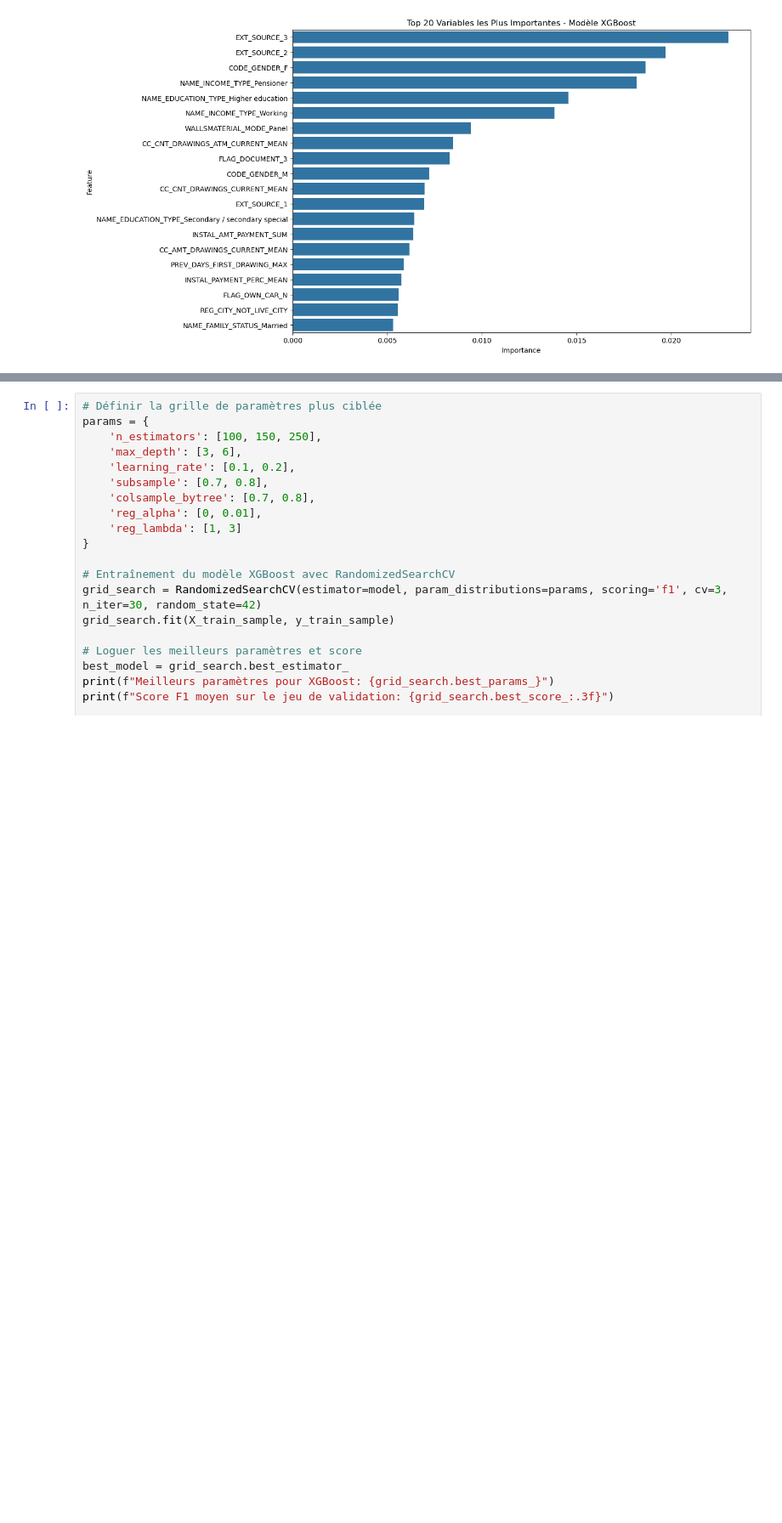
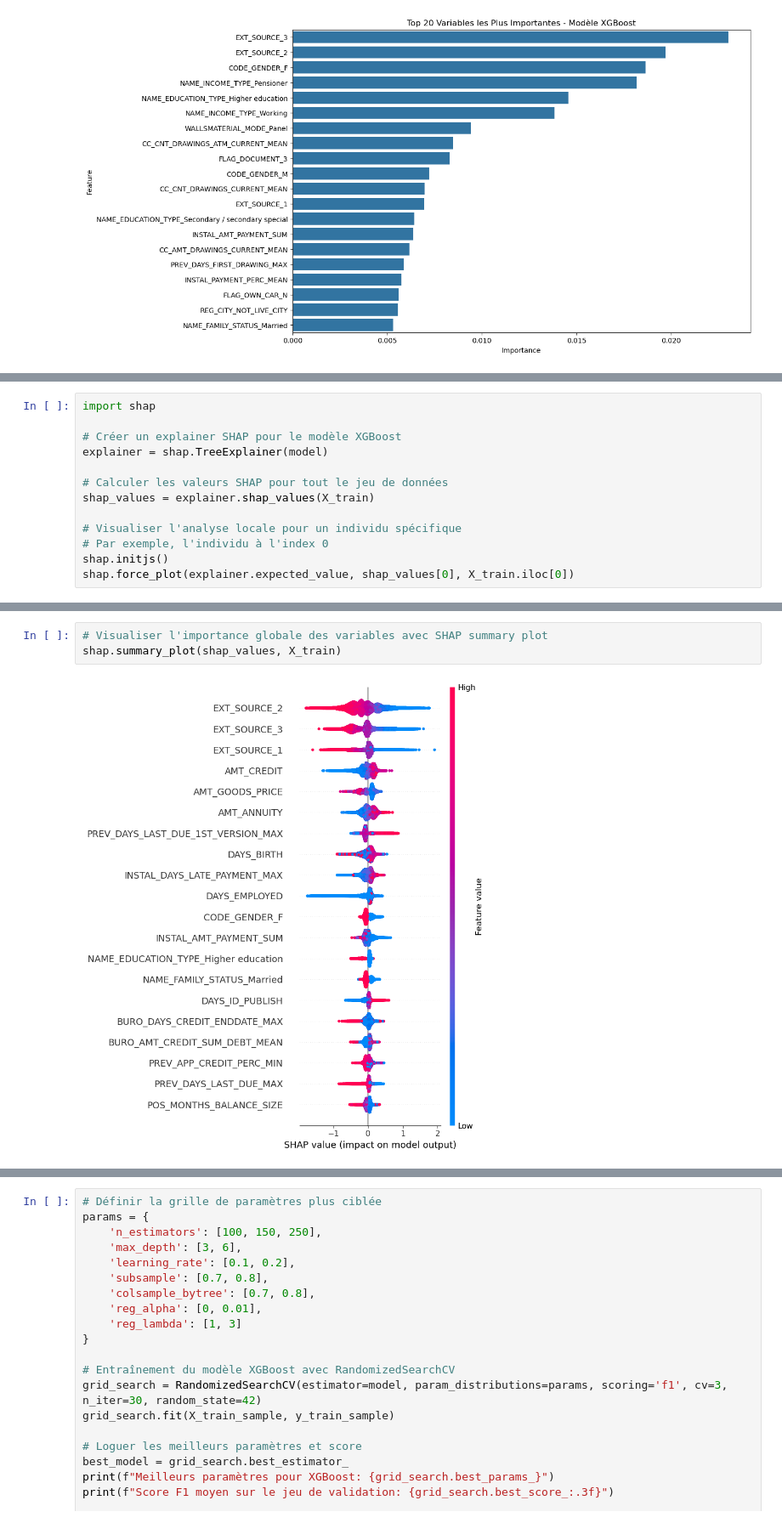
Before and after one commit to PaulMouly/Credit_Scoring, a Jupyter notebook: scripts/notebook_xg.ipynb, the cells around one changed output, grey strips where cells are left out. Shown at 85% size. Cells and saved outputs as stored; diff of their text form; blank space fills up the shorter version.

Commit message:
ajout de l'analyse locale

```diff
--- a/scripts/notebook_xg.ipynb
+++ b/scripts/notebook_xg.ipynb
@@ -169,0 +192,13 @@ plt.show()
+# %%
+import shap
+
+# Créer un explainer SHAP pour le modèle XGBoost
+explainer = shap.TreeExplainer(model)
+
+# Calculer les valeurs SHAP pour tout le jeu de données
+shap_values = explainer.shap_values(X_train)
+
+# Visualiser l'analyse locale pour un individu spécifique
+# Par exemple, l'individu à l'index 0
+shap.initjs()
+shap.force_plot(explainer.expected_value, shap_values[0], X_train.iloc[0])
@@ -169,0 +208,5 @@ plt.show()
+# %%
+# Visualiser l'importance globale des variables avec SHAP summary plot
+shap.summary_plot(shap_values, X_train)
+# %% [output]
+[figure, added]
```
Also changed, not shown: parts of 5 cells of this notebook.
